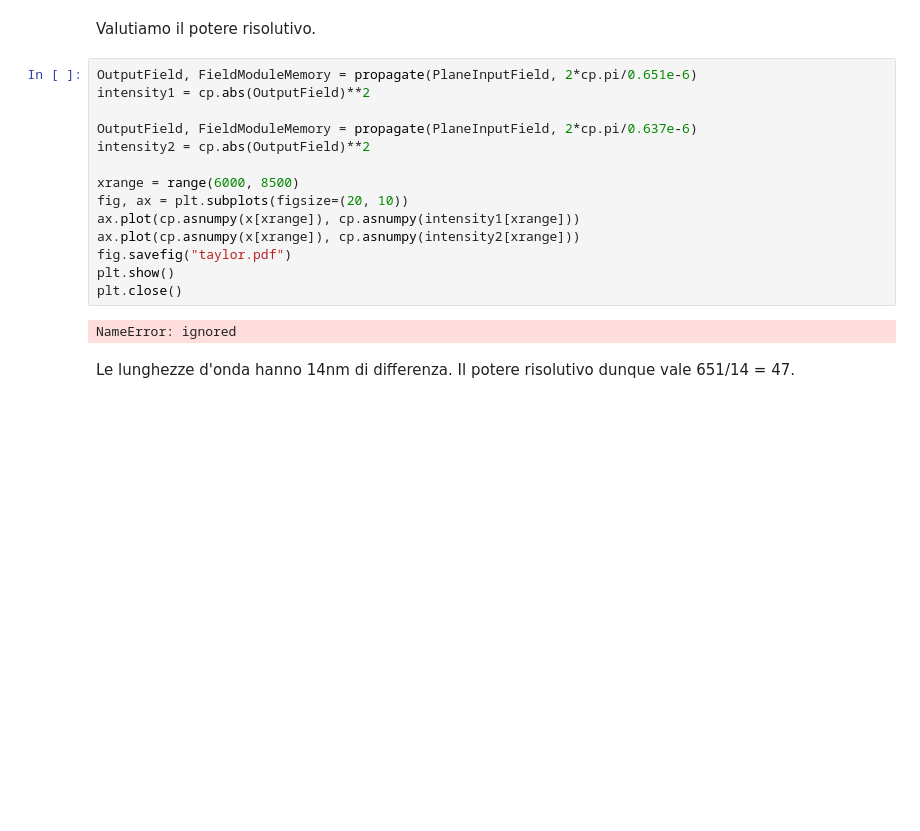
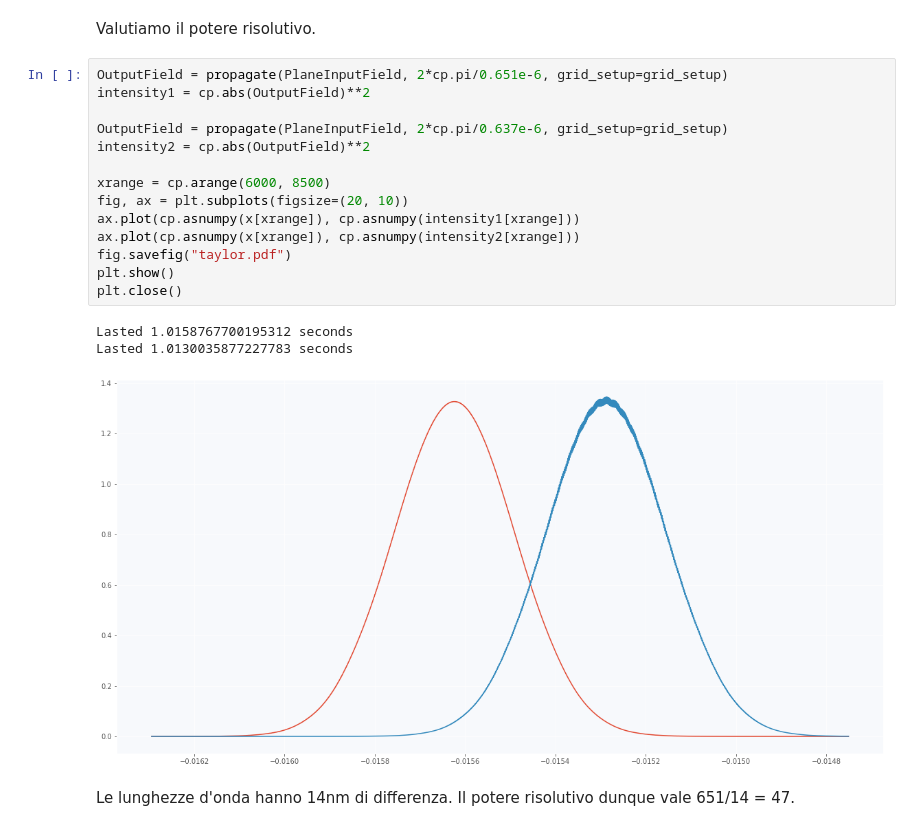
Before and after one commit to raeubaen/misc, a Jupyter notebook: codice_bpm.ipynb, the cells around one changed output. Drawn from its saved outputs; the diff is of its cells as text; blank space fills up the shorter version.

```diff
--- a/codice_bpm.ipynb
+++ b/codice_bpm.ipynb
@@ -375,21 +372,23 @@ La distanza tra le slits vale 5 micron, a fronte di una lunghezza d'onda di 0.65
 # %% [markdown]
 Valutiamo il potere risolutivo.
 # %%
-OutputField, FieldModuleMemory = propagate(PlaneInputField, 2*cp.pi/0.651e-6)
+OutputField = propagate(PlaneInputField, 2*cp.pi/0.651e-6, grid_setup=grid_setup)
 intensity1 = cp.abs(OutputField)**2
 
-OutputField, FieldModuleMemory = propagate(PlaneInputField, 2*cp.pi/0.637e-6)
+OutputField = propagate(PlaneInputField, 2*cp.pi/0.637e-6, grid_setup=grid_setup)
 intensity2 = cp.abs(OutputField)**2
 
-xrange = range(6000, 8500)
+xrange = cp.arange(6000, 8500)
 fig, ax = plt.subplots(figsize=(20, 10))
 ax.plot(cp.asnumpy(x[xrange]), cp.asnumpy(intensity1[xrange]))
 ax.plot(cp.asnumpy(x[xrange]), cp.asnumpy(intensity2[xrange]))
 fig.savefig("taylor.pdf")
 plt.show()
 plt.close()
 # %% [output]
-NameError: ignored
+Lasted 1.0158767700195312 seconds
+Lasted 1.0130035877227783 seconds
+[figure, added]
 # %% [markdown]
 Le lunghezze d'onda hanno 14nm di differenza. Il potere risolutivo dunque vale 651/14 = 47.
 # %%
```
Also changed, not shown: parts of 10 cells of this notebook.
